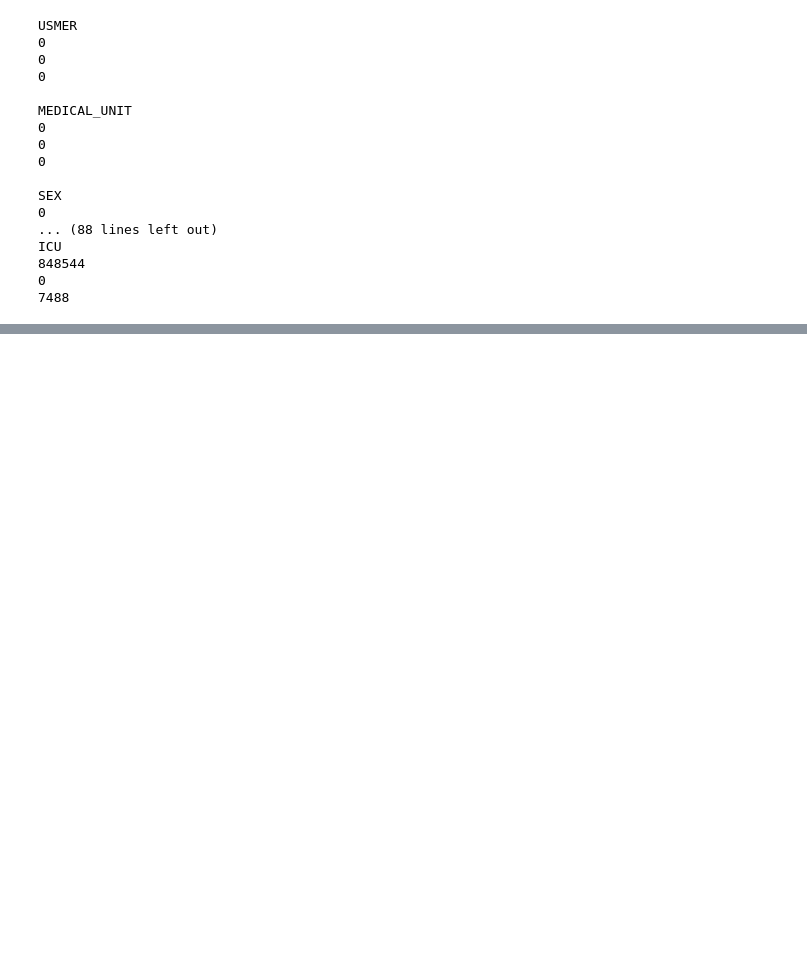
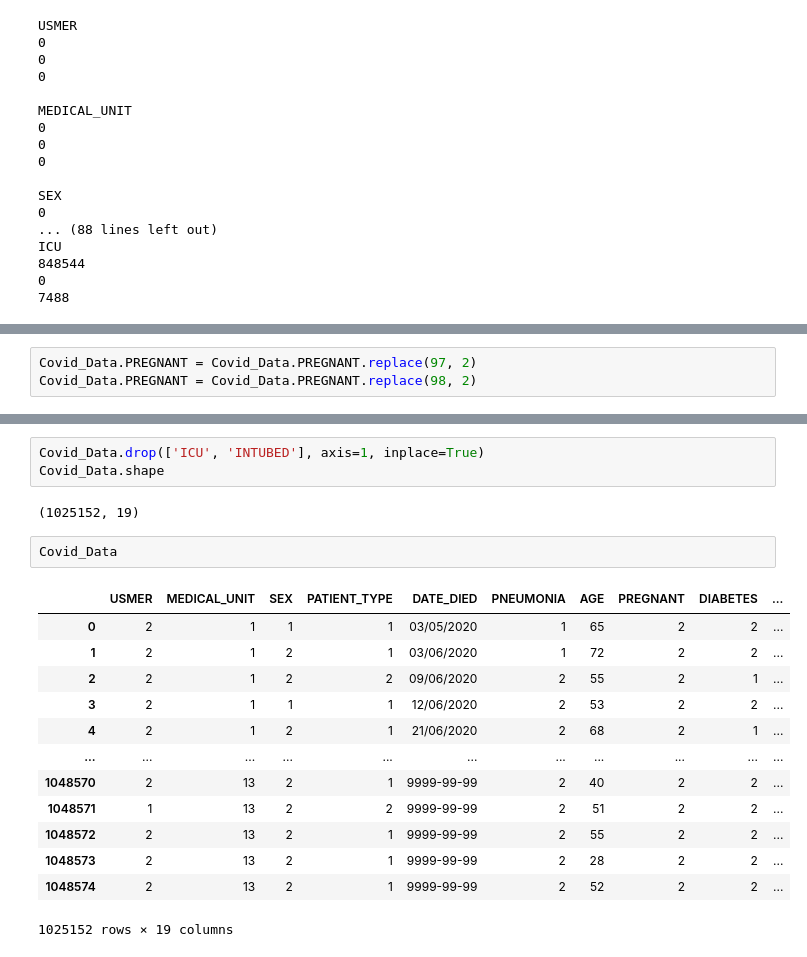
Before and after one commit to FedericoAriton99/CA-1-Machine-Learning, a Jupyter notebook: Federico_Ariton_MachineLearning_HDip_CA1.ipynb, the cells around one changed output, grey strips where cells are left out. Cells and saved outputs as stored; diff of their text form; blank space fills up the shorter version.

```diff
--- a/Federico_Ariton_MachineLearning_HDip_CA1.ipynb
+++ b/Federico_Ariton_MachineLearning_HDip_CA1.ipynb
@@ -155,0 +167,3 @@ ICU
+# %%
+Covid_Data.PREGNANT = Covid_Data.PREGNANT.replace(97, 2)
+Covid_Data.PREGNANT = Covid_Data.PREGNANT.replace(98, 2)
@@ -155,0 +207,21 @@ ICU
+# %%
+Covid_Data.drop(['ICU', 'INTUBED'], axis=1, inplace=True)
+Covid_Data.shape
+# %% [output]
+(1025152, 19)
+# %%
+Covid_Data
+# %% [output]
+|  | USMER | MEDICAL_UNIT | SEX | PATIENT_TYPE | DATE_DIED | PNEUMONIA | AGE | PREGNANT | DIABETES | ... |
+| 0 | 2 | 1 | 1 | 1 | 03/05/2020 | 1 | 65 | 2 | 2 | ... |
+| 1 | 2 | 1 | 2 | 1 | 03/06/2020 | 1 | 72 | 2 | 2 | ... |
+| 2 | 2 | 1 | 2 | 2 | 09/06/2020 | 2 | 55 | 2 | 1 | ... |
+| 3 | 2 | 1 | 1 | 1 | 12/06/2020 | 2 | 53 | 2 | 2 | ... |
+| 4 | 2 | 1 | 2 | 1 | 21/06/2020 | 2 | 68 | 2 | 1 | ... |
+| ... | ... | ... | ... | ... | ... | ... | ... | ... | ... | ... |
+| 1048570 | 2 | 13 | 2 | 1 | 9999-99-99 | 2 | 40 | 2 | 2 | ... |
+| 1048571 | 1 | 13 | 2 | 2 | 9999-99-99 | 2 | 51 | 2 | 2 | ... |
+| 1048572 | 2 | 13 | 2 | 1 | 9999-99-99 | 2 | 55 | 2 | 2 | ... |
+| 1048573 | 2 | 13 | 2 | 1 | 9999-99-99 | 2 | 28 | 2 | 2 | ... |
+| 1048574 | 2 | 13 | 2 | 1 | 9999-99-99 | 2 | 52 | 2 | 2 | ... |
+1025152 rows × 19 columns
```
Also changed, not shown: parts of 14 cells of this notebook.
